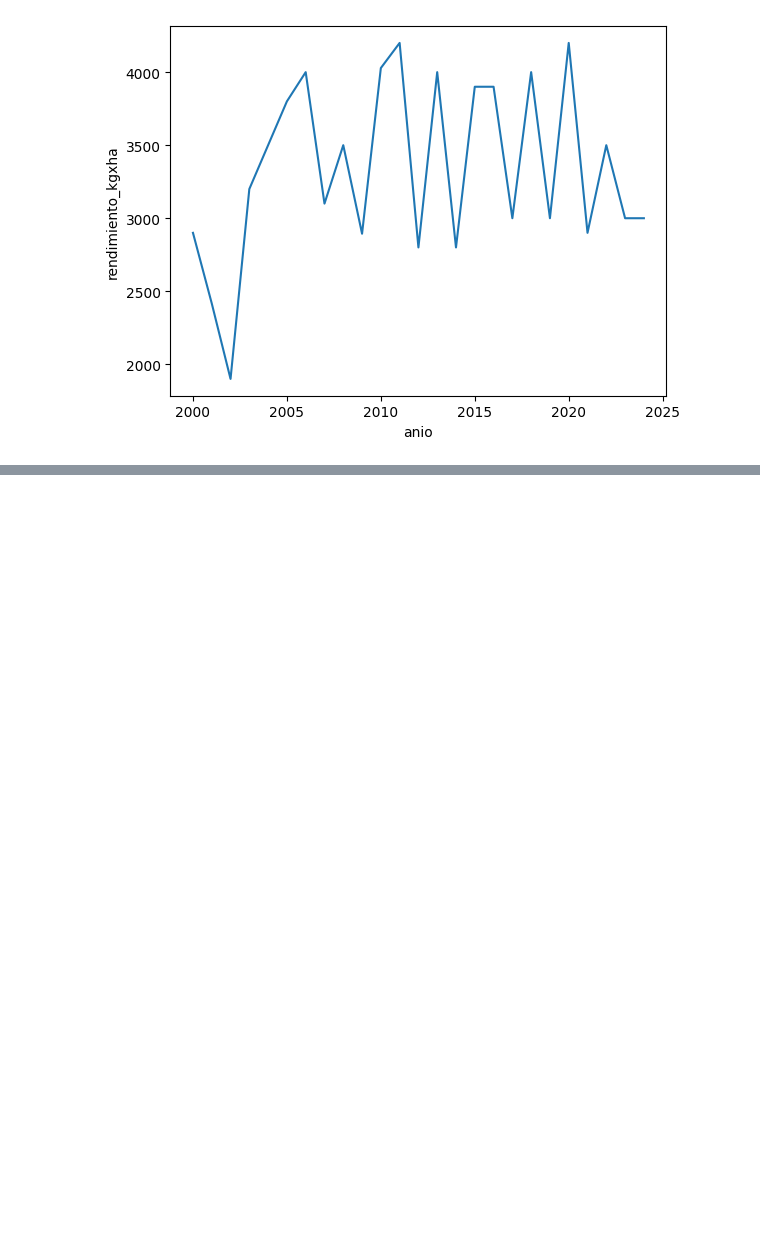
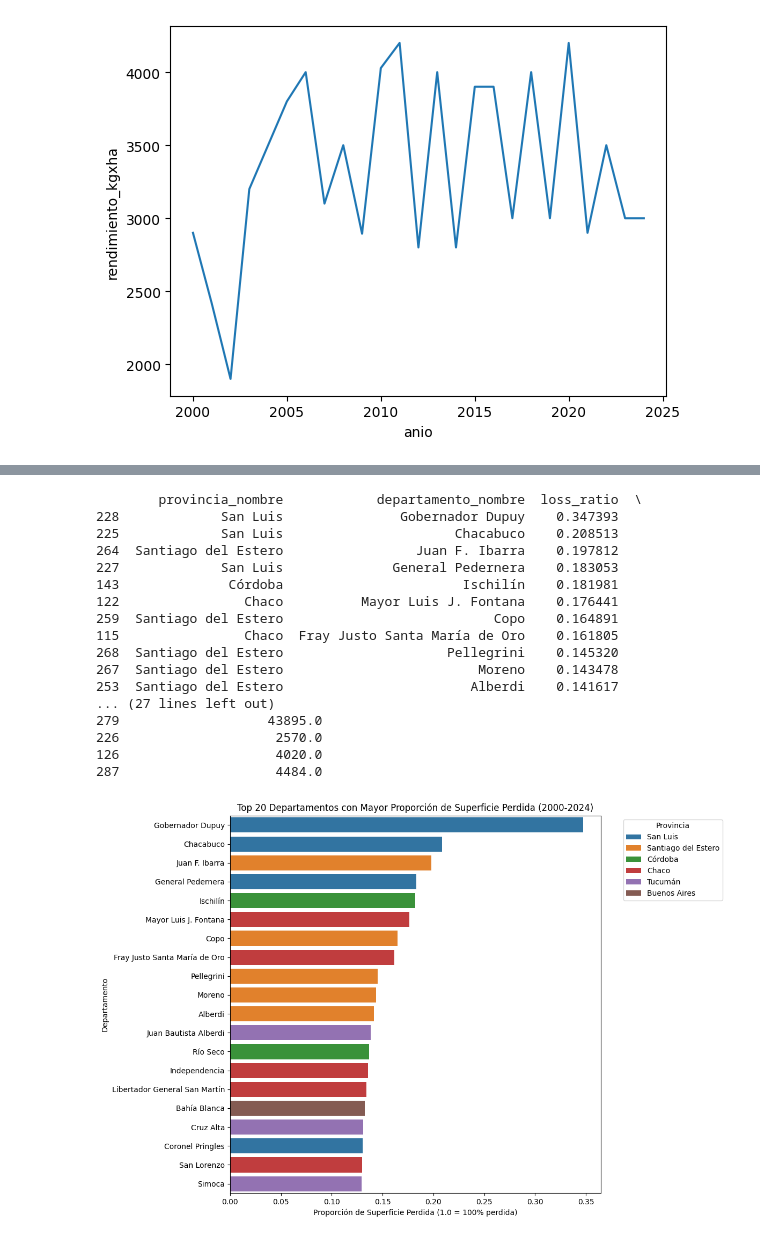
Before and after one commit to IanDalton/analisis-rentabilidad, a Jupyter notebook: eda.ipynb, the cells around one changed output, grey strips where cells are left out. Drawn from its saved outputs; the diff is of its cells as text; code cells hidden in the pictures; blank space fills up the shorter version.

```diff
--- a/eda.ipynb
+++ b/eda.ipynb
@@ -30,0 +47,56 @@ plt.show()
+# %%
+# Filter data for recent years
+df_recent = df[df["anio"] >= 2000].copy()
+
+# Group by department and province
+dept_stats = df_recent.groupby(["provincia_nombre", "departamento_nombre"])[
+    ["superficie_sembrada_ha", "superficie_cosechada_ha"]
+].sum().reset_index()
+
+# Calculate loss ratio
+dept_stats["loss_ratio"] = 1 - (dept_stats["superficie_cosechada_ha"] / dept_stats["superficie_sembrada_ha"])
+dept_stats["superficie_perdida_total"] = dept_stats["superficie_sembrada_ha"] - dept_stats["superficie_cosechada_ha"]
+
+# Filter out departments with very little sowing to avoid noise (e.g., < 10000 ha total in 20+ years)
+dept_stats = dept_stats[dept_stats["superficie_sembrada_ha"] > 10000]
+
+# Sort by loss ratio
+top_loss_depts = dept_stats.sort_values("loss_ratio", ascending=False).head(20)
+
+# Display top departments
+print(top_loss_depts[["provincia_nombre", "departamento_nombre", "loss_ratio", "superficie_perdida_total"]])
+
+# Plot
+plt.figure(figsize=(12, 8))
+sns.barplot(
+    data=top_loss_depts,
+    y="departamento_nombre",
+    x="loss_ratio",
+    hue="provincia_nombre",
+    dodge=False
+)
+plt.title("Top 20 Departamentos con Mayor Proporción de Superficie Perdida (2000-2024)")
+plt.xlabel("Proporción de Superficie Perdida (1.0 = 100% perdida)")
+plt.ylabel("Departamento")
+plt.legend(title="Provincia", bbox_to_anchor=(1.05, 1), loc='upper left')
+plt.tight_layout()
+plt.show()
+# %% [output]
+        provincia_nombre            departamento_nombre  loss_ratio  \
+228             San Luis               Gobernador Dupuy    0.347393
+225             San Luis                      Chacabuco    0.208513
+264  Santiago del Estero                 Juan F. Ibarra    0.197812
+227             San Luis              General Pedernera    0.183053
+143              Córdoba                       Ischilín    0.181981
+122                Chaco          Mayor Luis J. Fontana    0.176441
+259  Santiago del Estero                           Copo    0.164891
+115                Chaco  Fray Justo Santa María de Oro    0.161805
+268  Santiago del Estero                     Pellegrini    0.145320
+267  Santiago del Estero                         Moreno    0.143478
+253  Santiago del Estero                        Alberdi    0.141617
+... (27 lines left out)
+279                   43895.0
+226                    2570.0
+126                    4020.0
+287                    4484.0
+[figure, added]
```
Also changed, not shown: parts of 3 cells of this notebook, 1 other file.
